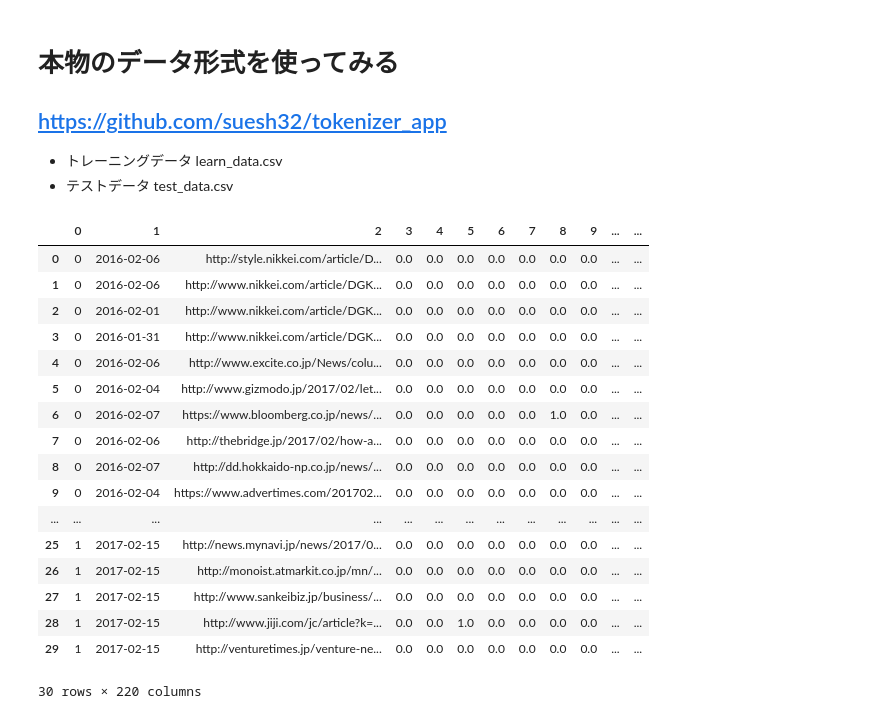
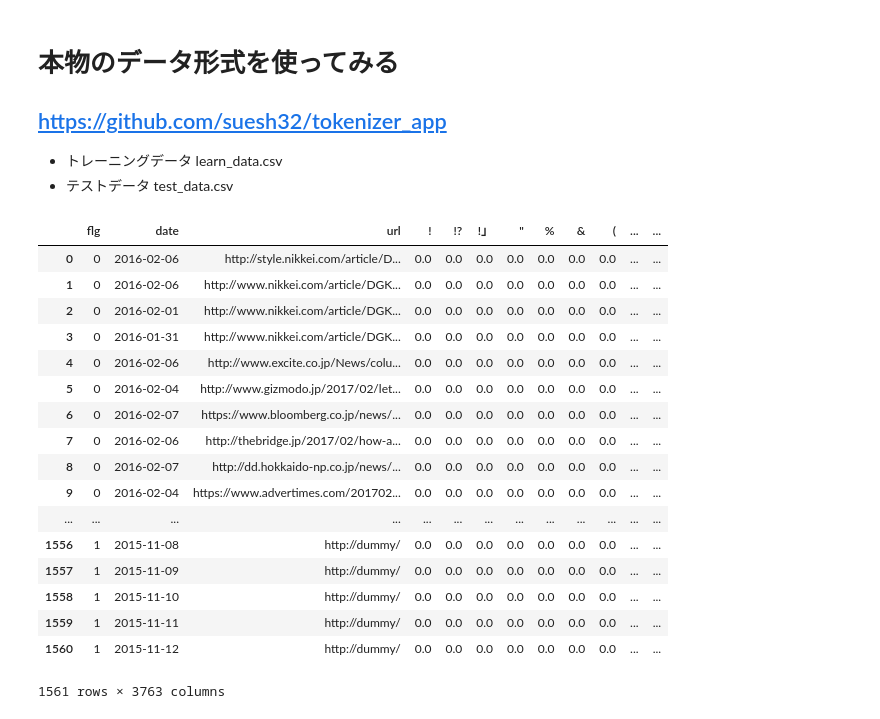
Before and after one commit to komiura57/dl_newsfilter, a Jupyter notebook: bayesfilter.ipynb, the cells around one changed output. Cells and saved outputs as stored; diff of their text form; code cells hidden in the pictures.

Commit message:
remove header=NONE

```diff
--- a/bayesfilter.ipynb
+++ b/bayesfilter.ipynb
@@ -147,28 +147,29 @@ http://universityofbigdata.net/competition/tutorial/5681717746597888
 # %%
 import pandas as pd
 
 #trfile="in_tr.csv"
-trfile="learn_data.csv"
+trfile="../tokenizer_app/learn_data.csv"
 
-trset=pd.read_csv(trfile,  header=None, skiprows=1).fillna(0)
+#trset=pd.read_csv(trfile,  header=None, skiprows=1).fillna(0)
+trset=pd.read_csv(trfile).fillna(0)
 trset
 # %% [output]
-|  | 0 | 1 | 2 | 3 | 4 | 5 | 6 | 7 | 8 | 9 | ... | ... |
+|  | flg | date | url | ! | !? | !」 | " | % | & | ( | ... | ... |
 | 0 | 0 | 2016-02-06 | http://style.nikkei.com/article/D... | 0.0 | 0.0 | 0.0 | 0.0 | 0.0 | 0.0 | 0.0 | ... | ... |
 | 1 | 0 | 2016-02-06 | http://www.nikkei.com/article/DGK... | 0.0 | 0.0 | 0.0 | 0.0 | 0.0 | 0.0 | 0.0 | ... | ... |
 | 2 | 0 | 2016-02-01 | http://www.nikkei.com/article/DGK... | 0.0 | 0.0 | 0.0 | 0.0 | 0.0 | 0.0 | 0.0 | ... | ... |
 | 3 | 0 | 2016-01-31 | http://www.nikkei.com/article/DGK... | 0.0 | 0.0 | 0.0 | 0.0 | 0.0 | 0.0 | 0.0 | ... | ... |
 | 4 | 0 | 2016-02-06 | http://www.excite.co.jp/News/colu... | 0.0 | 0.0 | 0.0 | 0.0 | 0.0 | 0.0 | 0.0 | ... | ... |
 | 5 | 0 | 2016-02-04 | http://www.gizmodo.jp/2017/02/let... | 0.0 | 0.0 | 0.0 | 0.0 | 0.0 | 0.0 | 0.0 | ... | ... |
-| 6 | 0 | 2016-02-07 | https://www.bloomberg.co.jp/news/... | 0.0 | 0.0 | 0.0 | 0.0 | 0.0 | 1.0 | 0.0 | ... | ... |
+| 6 | 0 | 2016-02-07 | https://www.bloomberg.co.jp/news/... | 0.0 | 0.0 | 0.0 | 0.0 | 0.0 | 0.0 | 0.0 | ... | ... |
 | 7 | 0 | 2016-02-06 | http://thebridge.jp/2017/02/how-a... | 0.0 | 0.0 | 0.0 | 0.0 | 0.0 | 0.0 | 0.0 | ... | ... |
 | 8 | 0 | 2016-02-07 | http://dd.hokkaido-np.co.jp/news/... | 0.0 | 0.0 | 0.0 | 0.0 | 0.0 | 0.0 | 0.0 | ... | ... |
 | 9 | 0 | 2016-02-04 | https://www.advertimes.com/201702... | 0.0 | 0.0 | 0.0 | 0.0 | 0.0 | 0.0 | 0.0 | ... | ... |
 | ... | ... | ... | ... | ... | ... | ... | ... | ... | ... | ... | ... | ... |
-| 25 | 1 | 2017-02-15 | http://news.mynavi.jp/news/2017/0... | 0.0 | 0.0 | 0.0 | 0.0 | 0.0 | 0.0 | 0.0 | ... | ... |
-| 26 | 1 | 2017-02-15 | http://monoist.atmarkit.co.jp/mn/... | 0.0 | 0.0 | 0.0 | 0.0 | 0.0 | 0.0 | 0.0 | ... | ... |
-| 27 | 1 | 2017-02-15 | http://www.sankeibiz.jp/business/... | 0.0 | 0.0 | 0.0 | 0.0 | 0.0 | 0.0 | 0.0 | ... | ... |
-| 28 | 1 | 2017-02-15 | http://www.jiji.com/jc/article?k=... | 0.0 | 0.0 | 1.0 | 0.0 | 0.0 | 0.0 | 0.0 | ... | ... |
-| 29 | 1 | 2017-02-15 | http://venturetimes.jp/venture-ne... | 0.0 | 0.0 | 0.0 | 0.0 | 0.0 | 0.0 | 0.0 | ... | ... |
+| 1556 | 1 | 2015-11-08 | http://dummy/ | 0.0 | 0.0 | 0.0 | 0.0 | 0.0 | 0.0 | 0.0 | ... | ... |
+| 1557 | 1 | 2015-11-09 | http://dummy/ | 0.0 | 0.0 | 0.0 | 0.0 | 0.0 | 0.0 | 0.0 | ... | ... |
+| 1558 | 1 | 2015-11-10 | http://dummy/ | 0.0 | 0.0 | 0.0 | 0.0 | 0.0 | 0.0 | 0.0 | ... | ... |
+| 1559 | 1 | 2015-11-11 | http://dummy/ | 0.0 | 0.0 | 0.0 | 0.0 | 0.0 | 0.0 | 0.0 | ... | ... |
+| 1560 | 1 | 2015-11-12 | http://dummy/ | 0.0 | 0.0 | 0.0 | 0.0 | 0.0 | 0.0 | 0.0 | ... | ... |
-30 rows × 220 columns
+1561 rows × 3763 columns
 # %%
```
Also changed, not shown: parts of 6 cells of this notebook.
